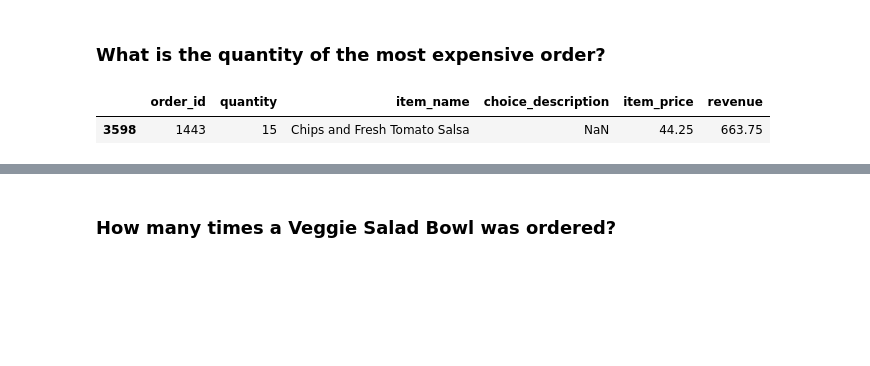
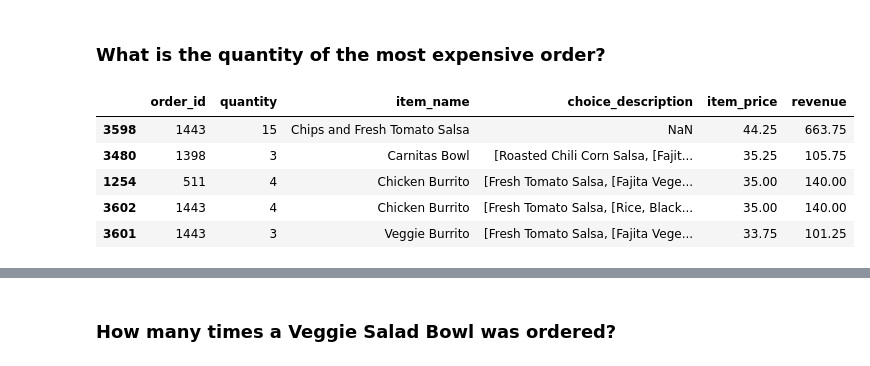
Before and after one commit to sergioamdiaz/ML-concepts, a Jupyter notebook: Module 2 - Pandas/Hands_On_Pandas_Class.ipynb, the cells around one changed output, grey strips where cells are left out. Drawn from its saved outputs; the diff is of its cells as text; code cells hidden in the pictures; blank space fills up the shorter version.

```diff
--- a/Module 2 - Pandas/Hands_On_Pandas_Class.ipynb
+++ b/Module 2 - Pandas/Hands_On_Pandas_Class.ipynb
@@ -274,7 +306,11 @@ chipo.sort_values(by = "item_name")
 # %% [markdown]
 ### What is the quantity of the most expensive order?
 # %%
-chipo.sort_values(by = "item_price", ascending = False).head(1)
+chipo.sort_values(by = "item_price", ascending = False).head()
 # %% [output]
 |  | order_id | quantity | item_name | choice_description | item_price | revenue |
 | 3598 | 1443 | 15 | Chips and Fresh Tomato Salsa | NaN | 44.25 | 663.75 |
+| 3480 | 1398 | 3 | Carnitas Bowl | [Roasted Chili Corn Salsa, [Fajit... | 35.25 | 105.75 |
+| 1254 | 511 | 4 | Chicken Burrito | [Fresh Tomato Salsa, [Fajita Vege... | 35.00 | 140.00 |
+| 3602 | 1443 | 4 | Chicken Burrito | [Fresh Tomato Salsa, [Rice, Black... | 35.00 | 140.00 |
+| 3601 | 1443 | 3 | Veggie Burrito | [Fresh Tomato Salsa, [Fajita Vege... | 33.75 | 101.25 |
```
Also changed, not shown: parts of 10 cells of this notebook, 3 other files.
